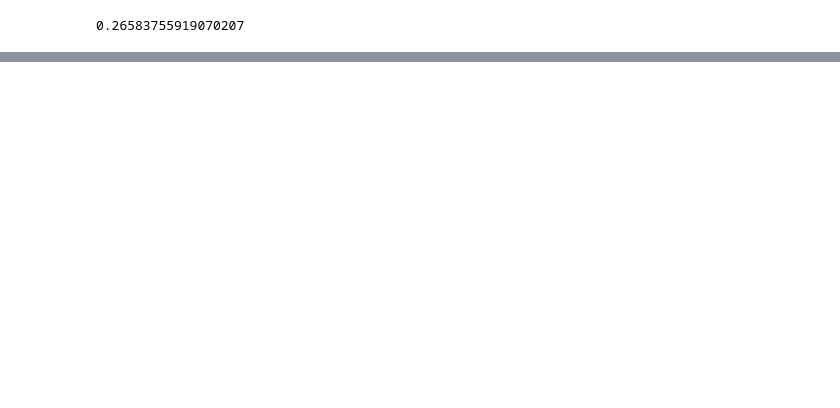
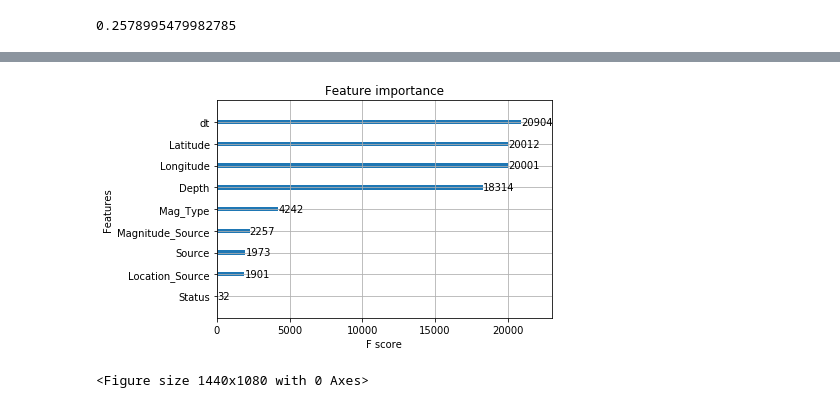
Before and after one commit to mr-Hades/ml_homework, a Jupyter notebook: earthquakes/earthquakes.ipynb, the cells around one changed output, grey strips where cells are left out. Saved outputs shown, nothing was run; the diff lists cells and outputs as text; code cells hidden in the pictures; blank space fills up the shorter version.

Commit message:
fixed a bug and added visualization

```diff
--- a/earthquakes/earthquakes.ipynb
+++ b/earthquakes/earthquakes.ipynb
@@ -40,7 +40,7 @@ data = data.drop(bad_cols, axis=1)
 # some stuff to use datetime class
 dater = lambda t: datetime.datetime.strptime(t, "%m/%d/%Y %H:%M:%S")
 map_time = np.vectorize(dater)
-dt = maper(data['dt'])
+dt = map_time(data['dt'])
 epoch = datetime.datetime(1965, 1, 1)
 delta = (dt-epoch)
 
@@ -60,14 +60,32 @@ data.dropna()
 
 Y = data['Magnitude']
 X = data.drop('Magnitude', axis=1)
+
+X.rename(index=str, columns={"Magnitude Type": "Mag_Type",
+                             "Location Source": "Location_Source",
+                             "Magnitude Source": "Magnitude_Source"
+                            }, inplace=True)
 # %%
 X_train, X_test, y_train, y_test = train_test_split(X, Y, test_size=0.2, random_state=5)
 # %%
-gbm = xgb.XGBClassifier(max_depth=3, n_estimators=300, learning_rate=0.05).fit(X_train, y_train)
+gbm = xgb.XGBClassifier(max_depth=4, n_estimators=300, learning_rate=0.05).fit(X_train, y_train)
 predictions = gbm.predict(X_test)
 # %%
 print((y_test-predictions).dot(y_test-predictions) / len(y_test))
 # %% [output]
-0.26583755919070207
+0.2578995479982785
 # %%
 # so we have accuracy about 0.5 in predictions
+# %%
+# shows features importance
+%matplotlib inline
+import matplotlib.pyplot as plt
+
+plt.figure()
+xgb.plot_importance(gbm, ax=plt.gca())
+
+# trees
+plt.figure(figsize=(20,15))
+# xgb.plot_tree(gbm, ax=plt.gca())
+xgb.to_graphviz(gbm)#, num_trees=1000)
+# %% [output]
@@ -73,0 +93,2 @@ print((y_test-predictions).dot(y_test-predictions) / len(y_test))
+[figure, added]
+<Figure size 1440x1080 with 0 Axes>
```
Also changed, not shown: parts of 1 cell of this notebook.
